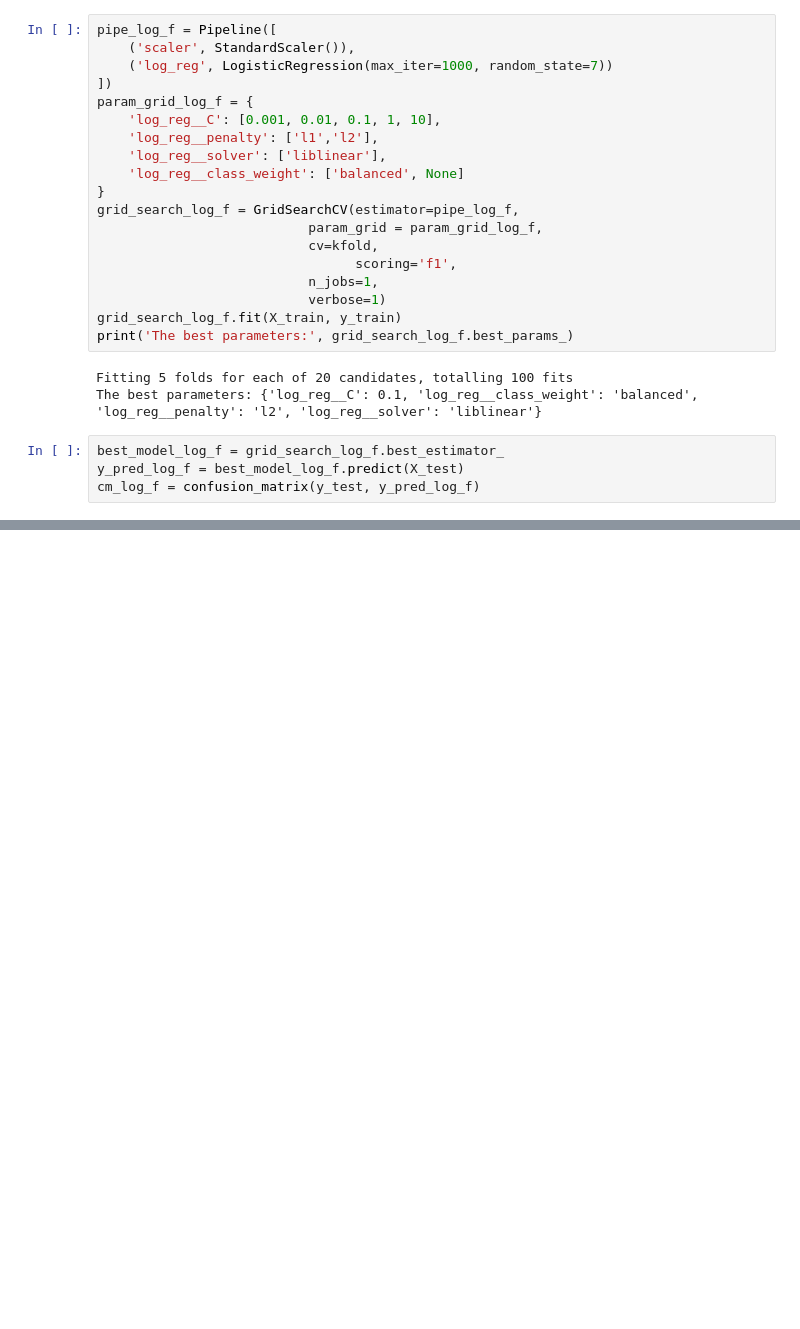
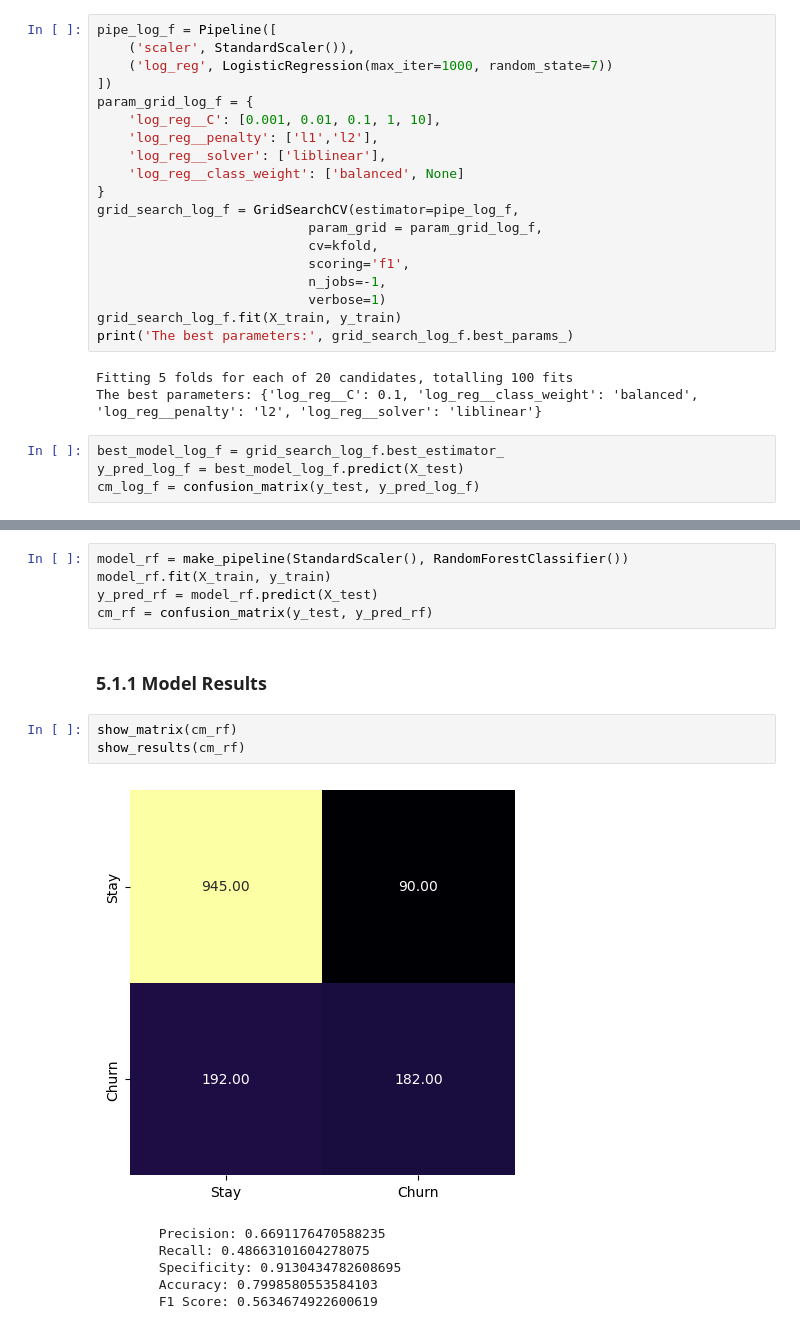
Before and after one commit to Oliwer1992/telco-customer-churn, a Jupyter notebook: 02_Classification_Models_Training.ipynb, the cells around one changed output, grey strips where cells are left out. Drawn from its saved outputs; the diff is of its cells as text; blank space fills up the shorter version.

```diff
--- a/02_Classification_Models_Training.ipynb
+++ b/02_Classification_Models_Training.ipynb
@@ -174,8 +155,8 @@ param_grid_log_f = {
 grid_search_log_f = GridSearchCV(estimator=pipe_log_f,
                            param_grid = param_grid_log_f,
                            cv=kfold,
-                                 scoring='f1',
-                           n_jobs=1,
+                           scoring='f1',
+                           n_jobs=-1,
                            verbose=1)
 grid_search_log_f.fit(X_train, y_train)
 print('The best parameters:', grid_search_log_f.best_params_)
@@ -200,0 +199,17 @@ show_results(cm_log_f)
+# %%
+model_rf = make_pipeline(StandardScaler(), RandomForestClassifier())
+model_rf.fit(X_train, y_train)
+y_pred_rf = model_rf.predict(X_test)
+cm_rf = confusion_matrix(y_test, y_pred_rf)
+# %% [markdown]
+### 5.1.1 Model Results
+# %%
+show_matrix(cm_rf)
+show_results(cm_rf)
+# %% [output]
+[figure, added]
+        Precision: 0.6691176470588235
+        Recall: 0.48663101604278075
+        Specificity: 0.9130434782608695
+        Accuracy: 0.7998580553584103
+        F1 Score: 0.5634674922600619
```
Also changed, not shown: parts of 33 cells of this notebook.
